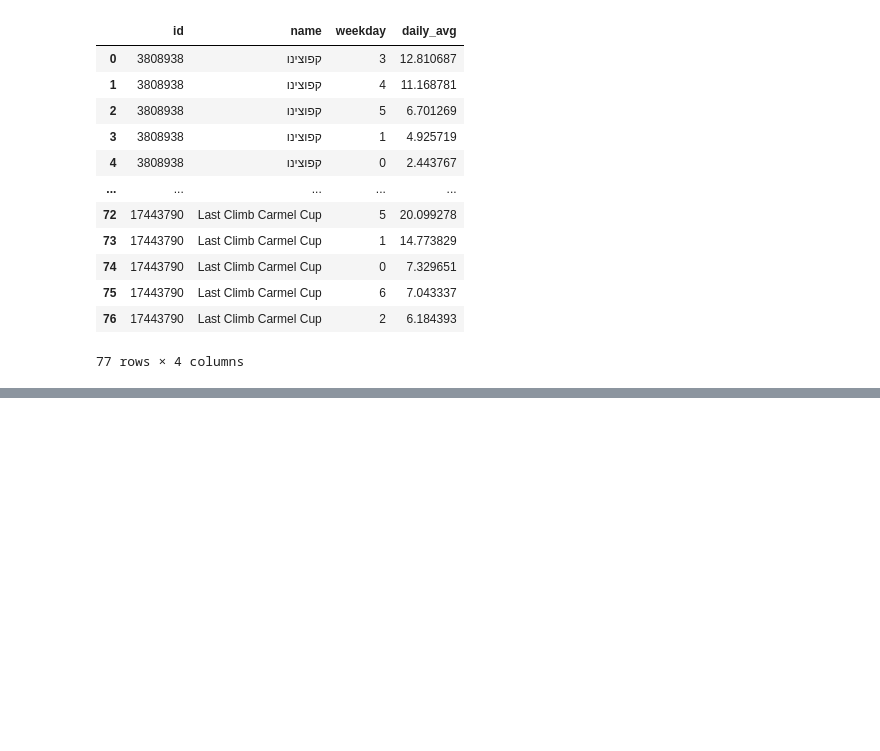
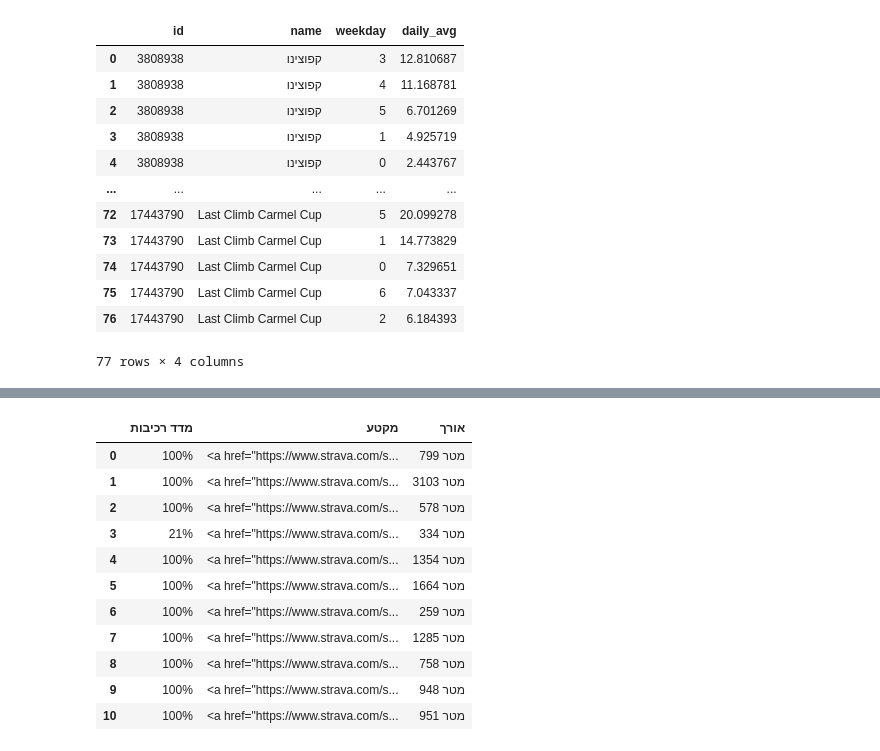
Before and after one commit to dpelleg/notebooks, a Jupyter notebook: mudguard/stats_nb.ipynb, the cells around one changed output, grey strips where cells are left out. Drawn from its saved outputs; the diff is of its cells as text; code cells hidden in the pictures; blank space fills up the shorter version.

Commit message:
HTML output

```diff
--- a/mudguard/stats_nb.ipynb
+++ b/mudguard/stats_nb.ipynb
@@ -48,7 +49,8 @@ md[c] = pd.to_datetime(md[c], utc=True)
 md['hist_length'] = md['time_retrieved'] - md['created_at']
 md['hist_length_days'] = md['hist_length'].apply(lambda x: x.days)
 md['weekly_avg'] = 7*md['effort_count'] / md['hist_length_days']
-#md.index = md.index.map(str)
+
+md_meta = md[['id', 'name', 'distance']]
 md[['id', 'name', 'weekly_avg']]
 # %% [output]
 |  | id | name | weekly_avg |
@@ -206 +209,40 @@ date
 dtype: float64
+# %%
+def link2(a, id):
+    return f'<a href="https://www.strava.com/segments/{a}">{id}</a>'
+
+# prepare for display as nice HTML
+# get the last row
+dfout = pd.DataFrame(d8.iloc[-1])
+# format the date
+dateout = dfout.columns[0].strftime('%d/%m/%Y')
+dfout.rename(columns = { dfout.columns[0] : 'rideability'}, inplace=True)
+# add the segment names and URLs
+dfout = dfout.merge(md_meta, how='inner', left_on='segment_id', right_on='id')
+dfout['link'] = dfout.apply(lambda x: link2(x['id'], x['name']), axis=1)
+dfout['distance'] = dfout['distance'].map(lambda x : "מטר %.0f" % x)
+dfout.drop(columns=['id', 'name'], inplace=True)
+dfout['rideability'] = dfout['rideability'].map(lambda x : "%.0f%%" % (100*x))
+# re-order columns
+dfout = dfout[['rideability', 'link', 'distance']]
+dfout.rename(columns = {'rideability' : 'מדד רכיבות', 'link' : 'מקטע', 'distance' : 'אורך'}, inplace=True)
+
+htmlout = dfout.to_html(render_links=True, escape=False, index=False, border=1)
+fileout = "data/out/rides.html"
+with open(fileout, "w", encoding="utf-8") as file:
+    file.write(htmlout)
+
+dfout
+# %% [output]
+|  | מדד רכיבות | מקטע | אורך |
+| 0 | 100% | <a href="https://www.strava.com/s... | מטר 799 |
+| 1 | 100% | <a href="https://www.strava.com/s... | מטר 3103 |
+| 2 | 100% | <a href="https://www.strava.com/s... | מטר 578 |
+| 3 | 21% | <a href="https://www.strava.com/s... | מטר 334 |
+| 4 | 100% | <a href="https://www.strava.com/s... | מטר 1354 |
+| 5 | 100% | <a href="https://www.strava.com/s... | מטר 1664 |
+| 6 | 100% | <a href="https://www.strava.com/s... | מטר 259 |
+| 7 | 100% | <a href="https://www.strava.com/s... | מטר 1285 |
+| 8 | 100% | <a href="https://www.strava.com/s... | מטר 758 |
+| 9 | 100% | <a href="https://www.strava.com/s... | מטר 948 |
+| 10 | 100% | <a href="https://www.strava.com/s... | מטר 951 |
```
Also changed, not shown: parts of 8 cells of this notebook, 1 other file.
